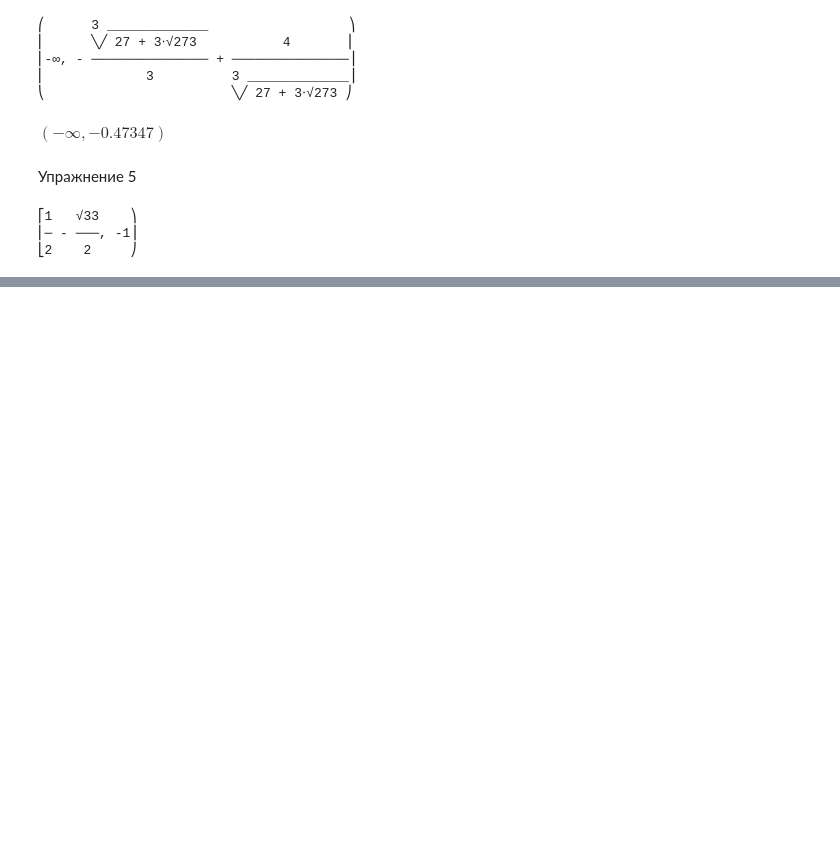
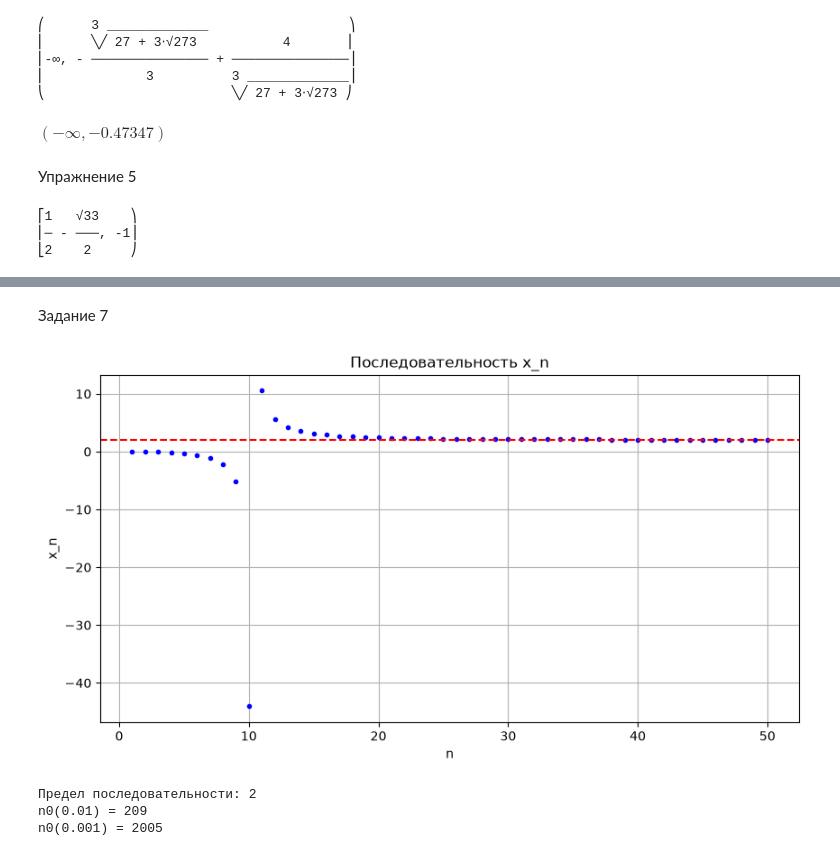
Before and after one commit to provell-lab/pythlab, a Jupyter notebook: lab6.ipynb, the cells around one changed output, grey strips where cells are left out. Saved outputs shown, nothing was run; the diff lists cells and outputs as text; code cells hidden in the pictures; blank space fills up the shorter version.

```diff
--- a/lab6.ipynb
+++ b/lab6.ipynb
@@ -124,0 +207,37 @@ sp.pprint(c)
+# %% [markdown]
+Задание 7
+# %%
+import matplotlib.pyplot as plt
+import numpy as np
+
+# Последовательность x_n
+n = np.arange(1, 51)
+x = (2 * n**3 + 2 * n**2 + 3) / (n**3 - 5 * n - 1000)
+
+# График
+plt.figure(figsize=(10, 5))
+plt.plot(n, x, 'b.')
+plt.axhline(y=2, color='r', linestyle='--')
+plt.grid(True)
+plt.title('Последовательность x_n')
+plt.xlabel('n')
+plt.ylabel('x_n')
+plt.show()
+
+# Предел последовательности
+print('Предел последовательности:', 2)
+
+# Поиск n0: для всех n > n0 должно выполняться |x_n - 2| < eps
+n = np.arange(1, 100001)
+x = (2 * n**3 + 2 * n**2 + 3) / (n**3 - 5 * n - 1000)
+
+n0_1 = np.max(n[np.abs(x - 2) >= 0.01])
+n0_2 = np.max(n[np.abs(x - 2) >= 0.001])
+
+print('n0(0.01) =', n0_1)
+print('n0(0.001) =', n0_2)
+# %% [output]
+[figure, added]
+Предел последовательности: 2
+n0(0.01) = 209
+n0(0.001) = 2005
```
Also changed, not shown: parts of 6 cells of this notebook, 1 other file.
